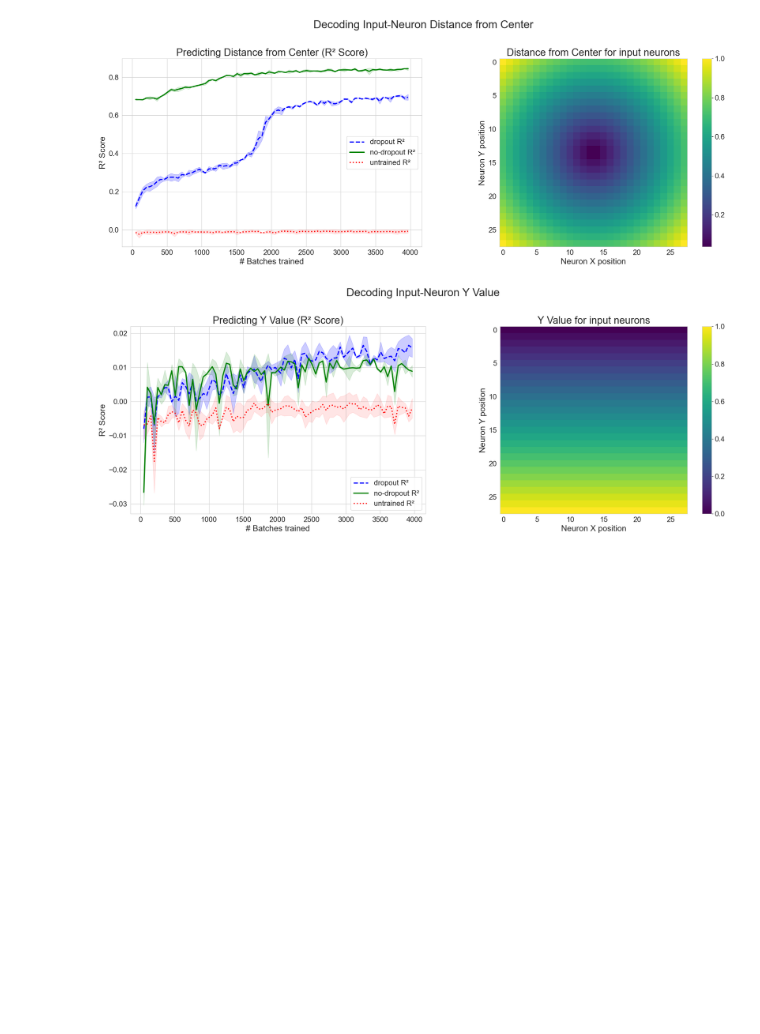
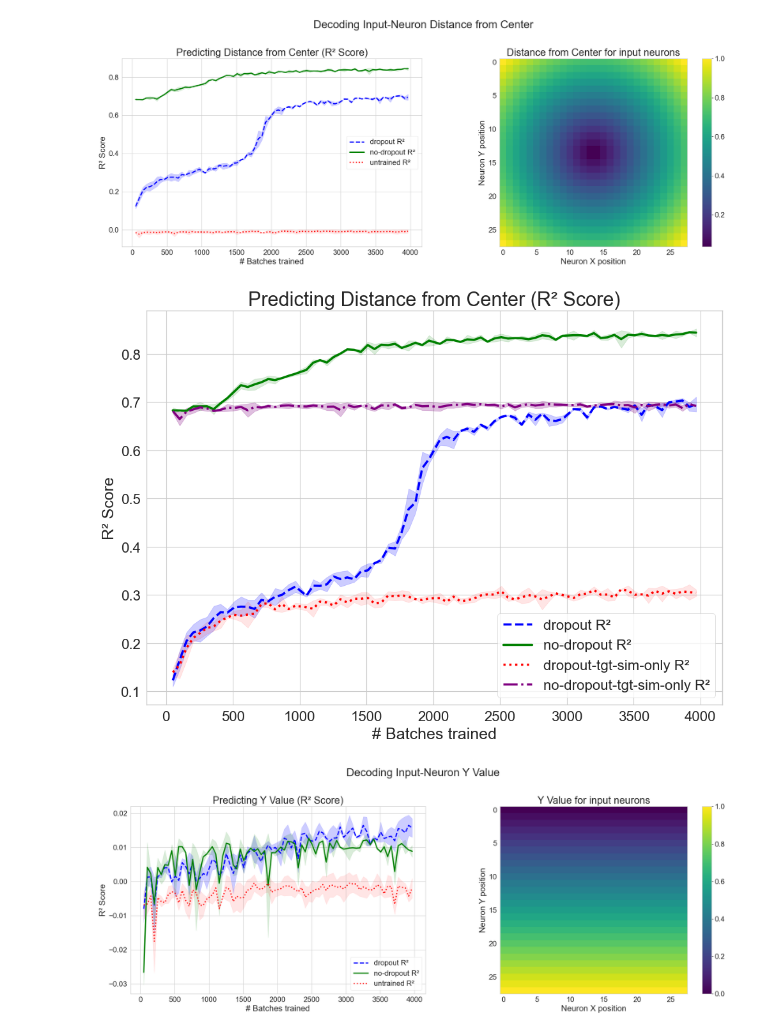
Before and after one commit to entropicbloom/intentionality, a Jupyter notebook: decoder/analysis.ipynb, the cells around one changed output. Cells and saved outputs as stored; diff of their text form; code cells hidden in the pictures; blank space fills up the shorter version.

Commit message:
updated analysis notebook and data to include tgt-sim-only control for input pixels

```diff
--- a/decoder/analysis.ipynb
+++ b/decoder/analysis.ipynb
@@ -59,7 +59,7 @@ for n in neurons:
     })
 
 # Convert to DataFrame and sort by neuron count
-ablation_results_df_input_pixels = pd.DataFrame(results)
+ablation_results_df = pd.DataFrame(results)
 ablation_results_df = ablation_results_df.sort_values('neurons')
 
 # Create a nice figure with 2 subplots in a grid
@@ -302,6 +272,18 @@ for i in range(28):
 plot_input_pixel_results(['dropout', 'no-dropout', 'untrained'], title="Distance from Center", targets=distances_from_center)
 # %% [output]
 [figure]
+# %%
+import math
+distances_from_center = []
+for i in range(28):
+    for j in range(28):
+        dist = math.sqrt((i - 13.5)**2 + (j - 13.5)**2)
+        max_dist = math.sqrt(13.5**2 + 13.5**2)
+        distances_from_center.append(dist/max_dist)
+
+plot_input_pixel_results(['dropout', 'no-dropout', 'dropout-tgt-sim-only', 'no-dropout-tgt-sim-only'], title="Distance from Center", targets=distances_from_center, display_targets=False)
+# %% [output]
+[figure, added]
 # %%
 normalized_y = np.array([(j // 28) / (27) for j in range(784)], dtype=np.float32)
 plot_input_pixel_results(['dropout-y', 'no-dropout-y', 'untrained-y'], title="Y Value", targets=normalized_y)
```
Also changed, not shown: parts of 2 cells of this notebook, 2 other files.
